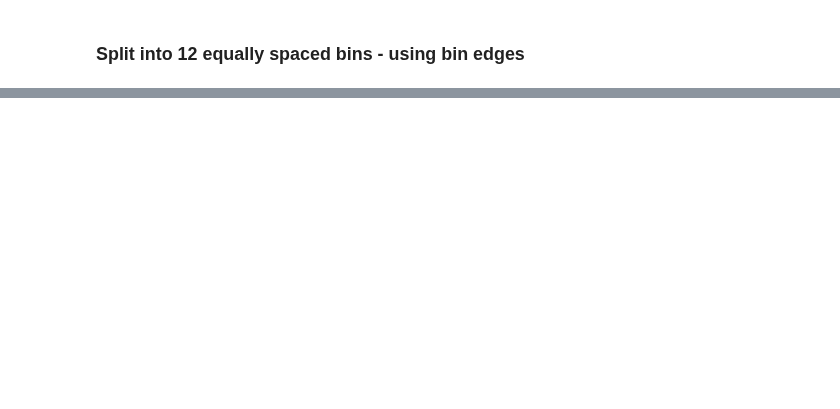
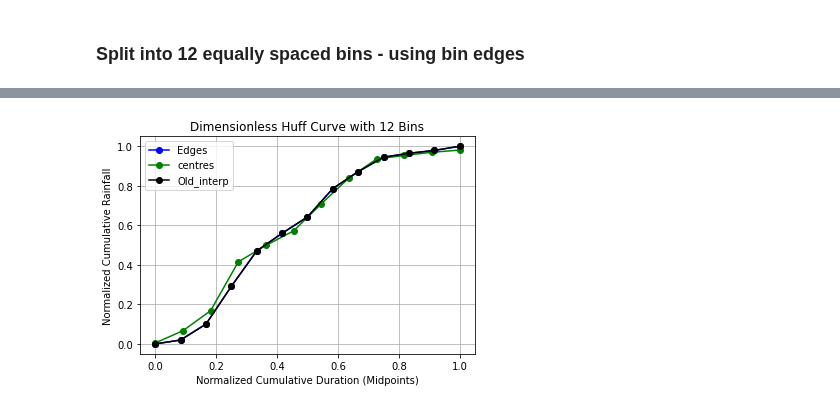
Before and after one commit to masher92/UKCP18, a Jupyter notebook: FindIndependentRainfallEvents/ProcessEvents/Testing.ipynb, the cells around one changed output, grey strips where cells are left out. Saved outputs shown, nothing was run; the diff lists cells and outputs as text; code cells hidden in the pictures; blank space fills up the shorter version.

```diff
--- a/FindIndependentRainfallEvents/ProcessEvents/Testing.ipynb
+++ b/FindIndependentRainfallEvents/ProcessEvents/Testing.ipynb
@@ -25,7 +25,10 @@ def create_dimensionless_event(cumulative_rainfall):
     # Step 5: Normalize the cumulative duration by the total event duration
     total_event_duration = cumulative_duration[-1]
     normalized_cumulative_duration = cumulative_duration / total_event_duration
-    normalized_cumulative_rainfall,
+
+    normalized_cumulative_rainfall = np.insert(normalized_cumulative_rainfall, 0, 0)  # Adding 0 at the start
+    normalized_cumulative_duration = np.insert(normalized_cumulative_duration, 0, 0)
+
     return normalized_cumulative_rainfall, normalized_cumulative_duration
 
 def redistribute(array_in,len_out):
@@ -71,9 +74,9 @@ cumulative_rainfall = create_cumulative_event(precip)
 dimensionless_cumulative_rainfall, dimensionless_cumulative_duration = create_dimensionless_event(cumulative_rainfall)
 dimensionless_incremental_rainfall  = create_incremental_event(dimensionless_cumulative_rainfall)
 # %%
-# Include the starting point (0 value for cumulative data)
-dimensionless_cumulative_rainfall = np.insert(dimensionless_cumulative_rainfall, 0, 0)  # Adding 0 at the start
-dimensionless_cumulative_duration = np.insert(dimensionless_cumulative_duration, 0, 0)  # Adding 0 at the start
+# # Include the starting point (0 value for cumulative data)
+# dimensionless_cumulative_rainfall = np.insert(dimensionless_cumulative_rainfall, 0, 0)  # Adding 0 at the start
+# dimensionless_cumulative_duration = np.insert(dimensionless_cumulative_duration, 0, 0)  # Adding 0 at the start
 # %%
 # Step 6: Plot the dimensionless Huff curve
 plt.plot(dimensionless_cumulative_duration, dimensionless_cumulative_rainfall, marker='.')
@@ -212,0 +311,21 @@ plt.show()
+# %%
+row_num =210
+bins = df['bins'][row_num]
+binned_rainfall = df['binned_rainfall'][row_num]
+binned_duration_centres = df['binned_duration_centres'][row_num]
+binned_rainfall_centres = df['binned_rainfall_centres'][row_num]
+int_rainfall= df['int_rainfall'][row_num]
+# binned_duration = df['binned_duration'][0]
+
+plt.plot(bins, binned_rainfall, marker='o', linestyle='-', color='b', label = 'Edges')
+plt.plot(binned_duration_centres, binned_rainfall_centres, marker='o', linestyle='-', color='g', label='centres')
+plt.plot(bins, int_rainfall, marker='o', linestyle='-', color='black', label = 'Old_interp')
+
+plt.xlabel('Normalized Cumulative Duration (Midpoints)')
+plt.ylabel('Normalized Cumulative Rainfall')
+plt.title('Dimensionless Huff Curve with 12 Bins')
+plt.legend()
+plt.grid(True)
+plt.show()
+# %% [output]
+[figure, added]
```
Also changed, not shown: parts of 8 cells of this notebook, 3 other files.
